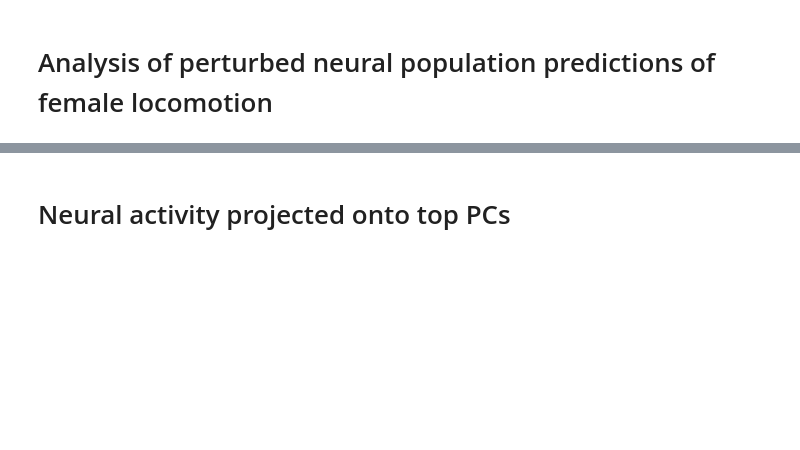
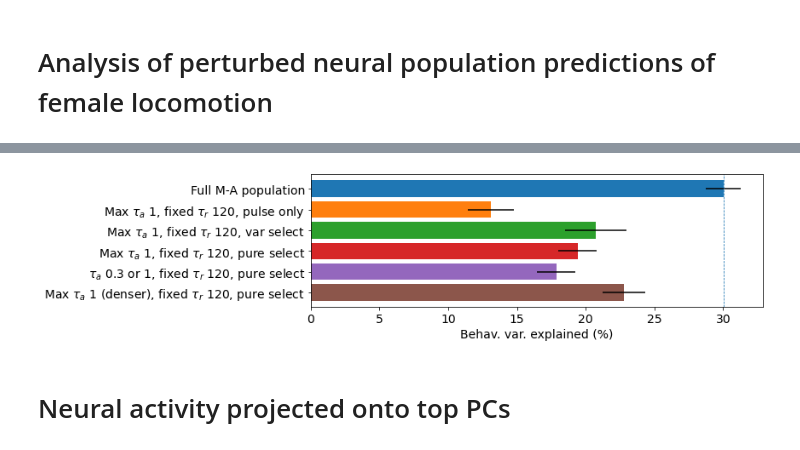
Before and after one commit to rkp8000/inferring-neural-codes, a Jupyter notebook: 6_A_compare_behav_predictions.ipynb, the cells around one changed output, grey strips where cells are left out. Drawn from its saved outputs; the diff is of its cells as text; code cells hidden in the pictures; blank space fills up the shorter version.

```diff
--- a/6_A_compare_behav_predictions.ipynb
+++ b/6_A_compare_behav_predictions.ipynb
@@ -234,3 +249,43 @@ set_plot(ax, x_label='Behav. var. explained (%)', font_size=14)
+# %%
+KBHVS_FOLDERS_KEYS = [
+    ('dyn', 'neur_basic', 'Full M-A population'),
+    ('dyn_fast_adapt_slow_decay_pulse_only', 'dyn_thry', r'Max $\tau_a$ 1, fixed $\tau_r$ 120, pulse only'),
+    ('dyn_fast_adapt_slow_decay_var_select', 'dyn_thry', r'Max $\tau_a$ 1, fixed $\tau_r$ 120, var select'),
+    ('dyn_fast_adapt_slow_decay', 'dyn_thry', r'Max $\tau_a$ 1, fixed $\tau_r$ 120, pure select'),
+    ('dyn_fast_adapt_0.3_1_slow_decay', 'dyn_thry', r'$\tau_a$ 0.3 or 1, fixed $\tau_r$ 120, pure select'),
+    ('dyn_dense_fast_adapt_slow_decay', 'dyn_thry', r'Max $\tau_a$ 1 (denser), fixed $\tau_r$ 120, pure select'),
+]
+
+rslts = []
+
+for kbhv, folder, key in KBHVS_FOLDERS_KEYS:
+    if folder != 'dyn_thry':
+        fit_data = np.load(f'data/simple/mlv/{folder}/baker_{kbhv}_nm91_zh23_ffv_mn_60_ridge_alpha_10.npy', allow_pickle=True)[0]
+    elif folder == 'dyn_thry':
+        fit_data = np.load(f'data/simple/mlv/{folder}/{kbhv}_nm91_zh23_ffv_mn_60_ridge_alpha_10.npy', allow_pickle=True)[0]
+
+
+    nsplit = len(fit_data['r2_test']['FFV_MN_60'])
+
+    r2 = fit_data['r2_test']['FFV_MN_60'].mean()
+    err = fit_data['r2_test']['FFV_MN_60'].std()/np.sqrt(nsplit)
+#     r2 = fit_data['r2_test']['FFV'].mean()
+#     err = fit_data['r2_test']['FFV'].std()/np.sqrt(nsplit)
+
+    rslts.append((key, r2, err))
+# %%
+fig, ax = plt.subplots(1, 1, figsize=(12, .5*len(rslts)), tight_layout=True, sharey=True)
+for crslt, (key, r2, err) in enumerate(rslts):
+    ax.barh([-crslt], [r2*100], xerr=[err*100])
+
+ax.axvline(100*rslts[0][1], ls='--', lw=.75)
+ax.set_yticks(-np.arange(len(rslts)))
+ax.set_yticklabels([rslt[0] for rslt in rslts])
+
+ax.axvline(0, color='gray', lw=.5)
+set_plot(ax, x_label='Behav. var. explained (%)', font_size=14)
+# %% [output]
+[figure, added]
 # %% [markdown]
 # Neural activity projected onto top PCs
 # %%
```
Also changed, not shown: parts of 3 cells of this notebook.
